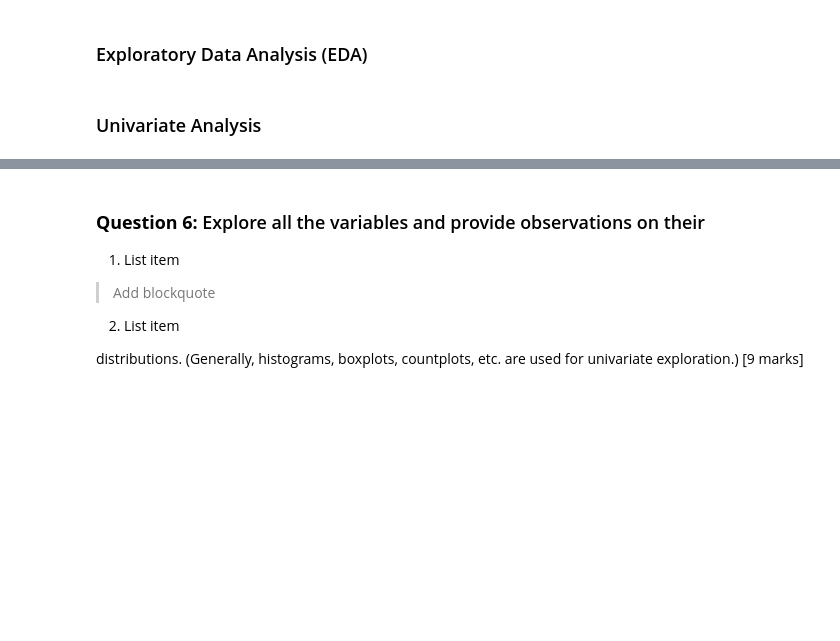
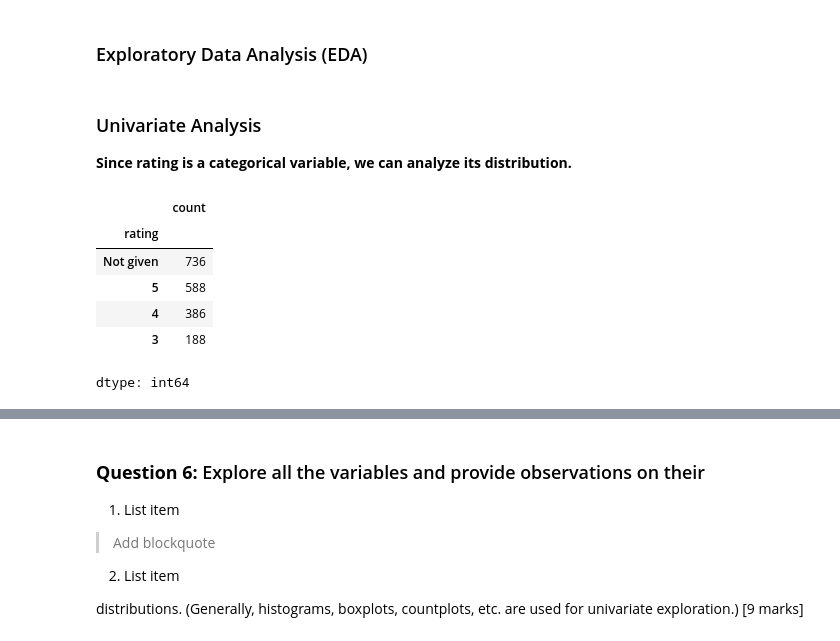
Before and after one commit to sarvanios6/foodhub-py, a Jupyter notebook: IP_Project_Question_Notebook.ipynb, the cells around one changed output, grey strips where cells are left out. Saved outputs shown, nothing was run; the diff lists cells and outputs as text; code cells hidden in the pictures; blank space fills up the shorter version.

```diff
--- a/IP_Project_Question_Notebook.ipynb
+++ b/IP_Project_Question_Notebook.ipynb
@@ -122,4 +190,18 @@ dtype: float64
 # %% [markdown]
 ### Exploratory Data Analysis (EDA)
-# %% [markdown]
-### Univariate Analysis
+# %% [markdown]
+### Univariate Analysis
+
+**Since rating is a categorical variable, we can analyze its distribution.**
+# %%
+# Check the Unique Rating Values and Their Counts
+# Count unique values in the 'rating' column
+df["rating"].value_counts()
+# %% [output]
+|  | count |
+| rating |  |
+| Not given | 736 |
+| 5 | 588 |
+| 4 | 386 |
+| 3 | 188 |
+dtype: int64
```
Also changed, not shown: parts of 34 cells of this notebook.
